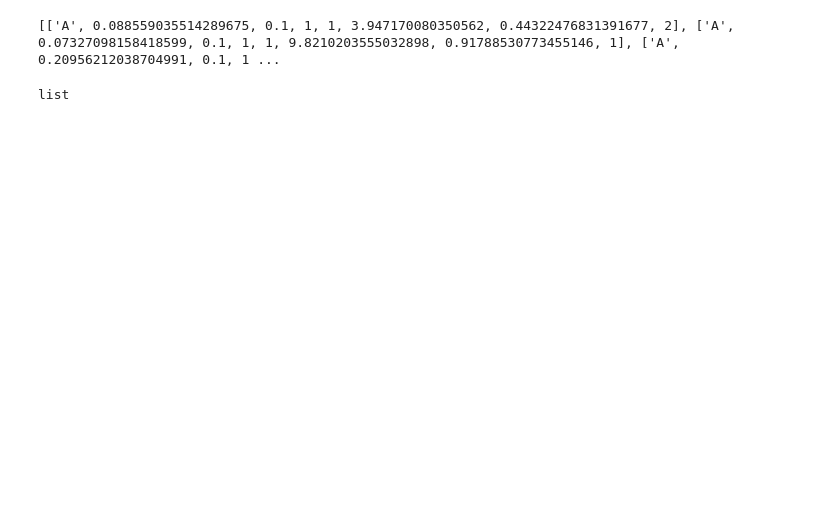
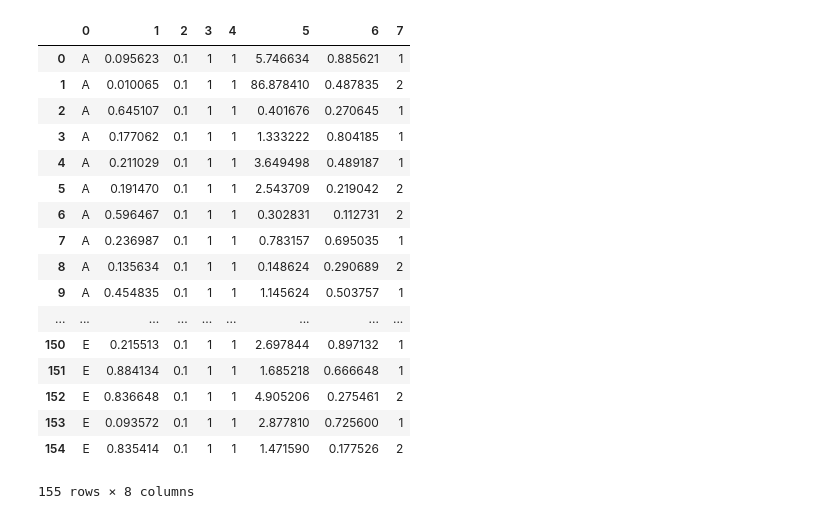
Before and after one commit to robertgrote/News-Asymmetry-Study, a Jupyter notebook: 'Jump' Program Practice Notebook.ipynb, the cells around one changed output. Cells and saved outputs as stored; diff of their text form; code cells hidden in the pictures; blank space fills up the shorter version.

```diff
--- a/'Jump' Program Practice Notebook.ipynb
+++ b/'Jump' Program Practice Notebook.ipynb
@@ -67,0 +79,26 @@ jumpFilter(df)
+# %%
+def jumpFilter(df, y=.1,x=1):
+    lastPrice=1000 #something really high so that we do not have to call the first thing a jump
+    listOfJumps=[] #ticker, date, jump threshold passed, lookahead period, pos/neg, percentJump, avgdailyrateofchange, counter
+    y=.5 #threshold
+    x=1 #lookahead period
+    for i in range(1,len(df.columns)): #go over the columns. skip the first one because it is a set of dates; change 3 to len(df.columns) for implementation
+        counter=0
+        for j in range(len(df.values[:])): #go down and check for each row; get rid of the [1:10] to be comprehensive
+            if (j+x)<len(df.values): #execute the following code until the final date minus the lookahead
+                if type(df.values[j][i])!=str:
+                    if math.isnan(float(df.values[j][i]))==False:
+                        currentPrice=df.values[j][i]
+                        futurePrice=df.values[j+x][i]
+                        if futurePrice>currentPrice:
+                            posneg=1
+                        elif futurePrice<currentPrice:
+                            posneg=0
+                        percentJump=abs((currentPrice-futurePrice)/currentPrice)
+                        if (currentPrice-futurePrice)/currentPrice>=y:
+                            counter+=1
+                            avgDailyRateChange=percentJump/(x+counter-1)
+                        elif (currentPrice-futurePrice)/currentPrice<y and counter>=1:
+                            listOfJumps.append([df.columns[i],df.values[j][0], y, x, posneg, percentJump, avgDailyRateChange, counter])
+                            counter=0
+    return listOfJumps
@@ -68,3 +125,10 @@ jumpFilter(df)
+# %%
+
+def jumpFilter(df):
+    for i in range(len(df.columns[:])):
+        last = df[df.columns[i]].rolling(1)
+        print last.values
+    type(last)
 # %%
 def jumpFilter(df, y=.1,x=1):
     lastPrice=1000 #something really high so that we do not have to call the first thing a jump
@@ -88,8 +152,27 @@ def jumpFilter(df, y=.1,x=1):
                 elif (currentPrice-futurePrice)/currentPrice<y and counter>=1:
                     listOfJumps.append([df.columns[i],df.values[j][0], y, x, posneg, percentJump, avgDailyRateChange, counter])
                     counter=0
-print listOfJumps
-type(listOfJumps)
+    return listOfJumps
+toputindataframe=jumpFilter(df)
-# %% [output]
-[['A', 0.088559035514289675, 0.1, 1, 1, 3.947170080350562, 0.44322476831391677, 2], ['A', 0.07327098158418599, 0.1, 1, 1, 9.8210203555032898, 0.91788530773455146, 1], ['A', 0.20956212038704991, 0.1, 1 ...
-list
+# %%
+
+pd.DataFrame(toputindataframe)
+# %% [output]
+|  | 0 | 1 | 2 | 3 | 4 | 5 | 6 | 7 |
+| 0 | A | 0.095623 | 0.1 | 1 | 1 | 5.746634 | 0.885621 | 1 |
+| 1 | A | 0.010065 | 0.1 | 1 | 1 | 86.878410 | 0.487835 | 2 |
+| 2 | A | 0.645107 | 0.1 | 1 | 1 | 0.401676 | 0.270645 | 1 |
+| 3 | A | 0.177062 | 0.1 | 1 | 1 | 1.333222 | 0.804185 | 1 |
+| 4 | A | 0.211029 | 0.1 | 1 | 1 | 3.649498 | 0.489187 | 1 |
+| 5 | A | 0.191470 | 0.1 | 1 | 1 | 2.543709 | 0.219042 | 2 |
+| 6 | A | 0.596467 | 0.1 | 1 | 1 | 0.302831 | 0.112731 | 2 |
+| 7 | A | 0.236987 | 0.1 | 1 | 1 | 0.783157 | 0.695035 | 1 |
+| 8 | A | 0.135634 | 0.1 | 1 | 1 | 0.148624 | 0.290689 | 2 |
+| 9 | A | 0.454835 | 0.1 | 1 | 1 | 1.145624 | 0.503757 | 1 |
+| ... | ... | ... | ... | ... | ... | ... | ... | ... |
+| 150 | E | 0.215513 | 0.1 | 1 | 1 | 2.697844 | 0.897132 | 1 |
+| 151 | E | 0.884134 | 0.1 | 1 | 1 | 1.685218 | 0.666648 | 1 |
+| 152 | E | 0.836648 | 0.1 | 1 | 1 | 4.905206 | 0.275461 | 2 |
+| 153 | E | 0.093572 | 0.1 | 1 | 1 | 2.877810 | 0.725600 | 1 |
+| 154 | E | 0.835414 | 0.1 | 1 | 1 | 1.471590 | 0.177526 | 2 |
+155 rows × 8 columns
```
Also changed, not shown: parts of 12 cells of this notebook, 1 other file.
